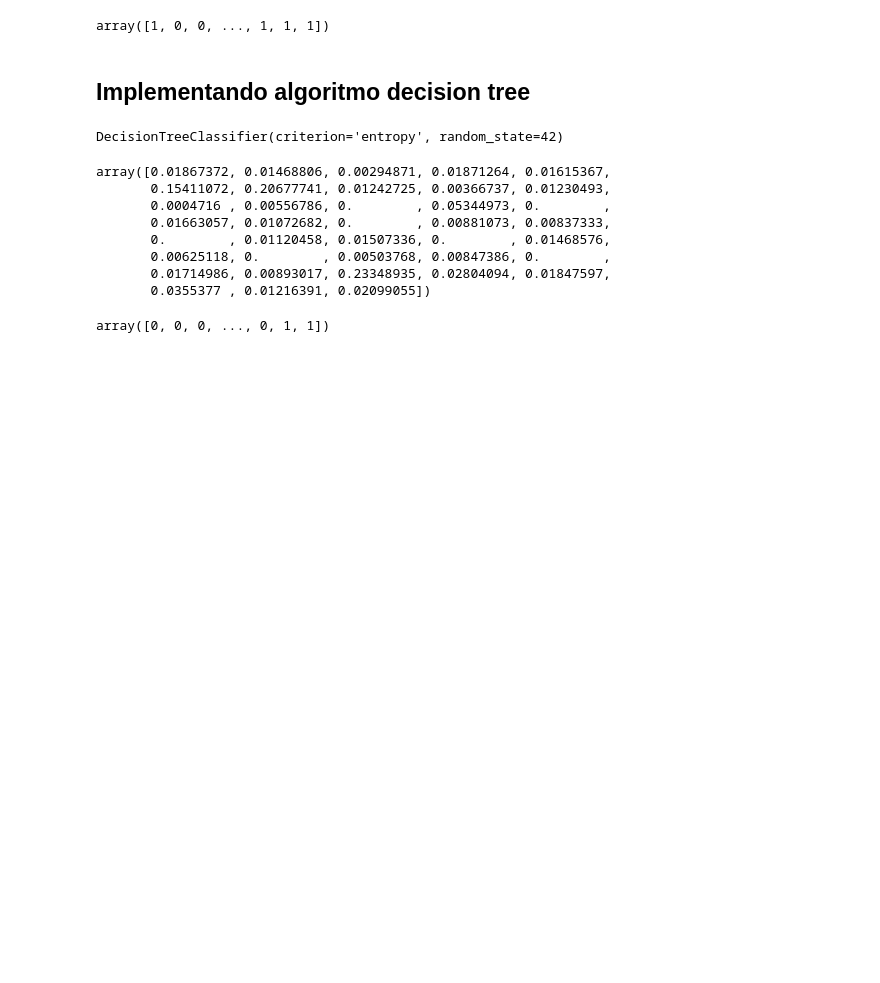
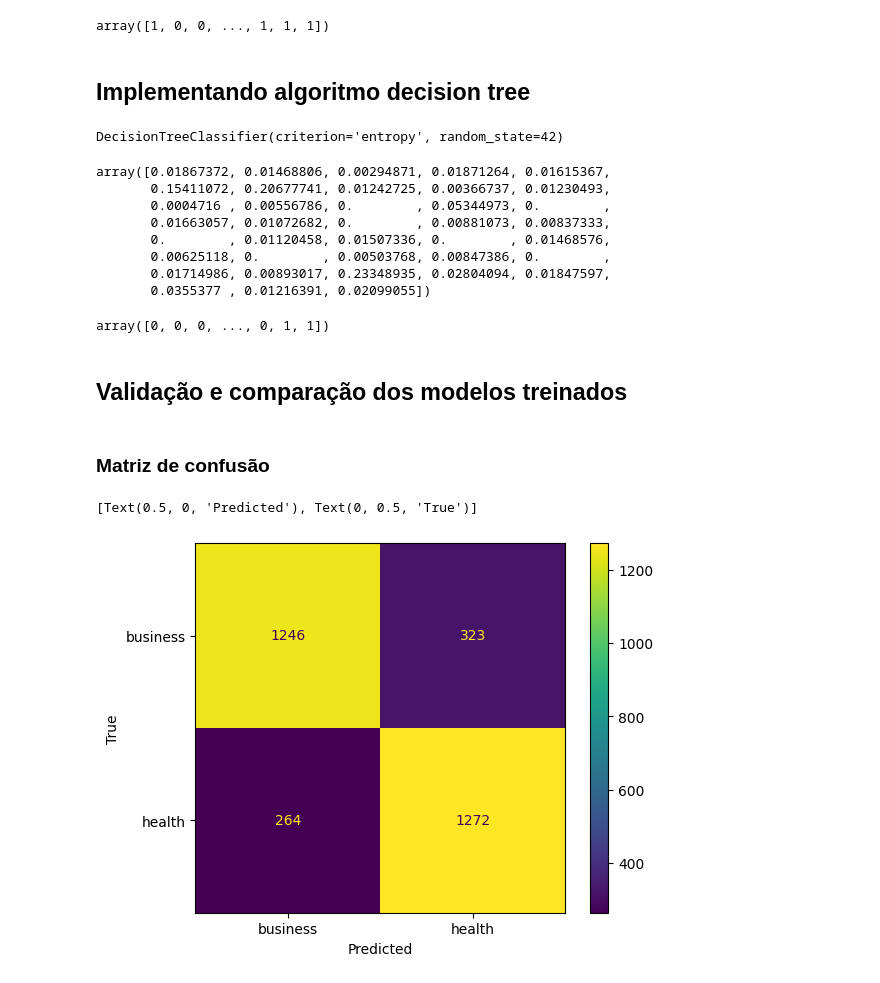
Before and after one commit to alvesalex-AI/al-ml, a Jupyter notebook: ML_Classificacao_por_tras_dos_panos/project_ml1.ipynb, the cells around one changed output. Drawn from its saved outputs; the diff is of its cells as text; code cells hidden in the pictures; blank space fills up the shorter version.

Commit message:
Adicionado as metricas de validação dos modelos criados anteriormente

```diff
--- a/ML_Classificacao_por_tras_dos_panos/project_ml1.ipynb
+++ b/ML_Classificacao_por_tras_dos_panos/project_ml1.ipynb
@@ -249,3 +249,7 @@ predito_arvoredecisao = dtc.predict(x_teste)
 predito_arvoredecisao
 # %% [output]
 array([0, 0, 0, ..., 0, 1, 1])
+# %% [markdown]
+## Validação e comparação dos modelos treinados
+# %% [markdown]
+### Matriz de confusão
@@ -251,0 +258,11 @@ array([0, 0, 0, ..., 0, 1, 1])
+# %%
+# resultado de KNN
+
+cm_knn = confusion_matrix(y_teste, predito_knn)
+
+cmd = ConfusionMatrixDisplay(cm_knn, display_labels=['business','health'])
+cmd.plot()
+cmd.ax_.set(xlabel='Predicted', ylabel='True')
+# %% [output]
+[Text(0.5, 0, 'Predicted'), Text(0, 0.5, 'True')]
+[figure, added]
```
Also changed, not shown: parts of 28 cells of this notebook.
